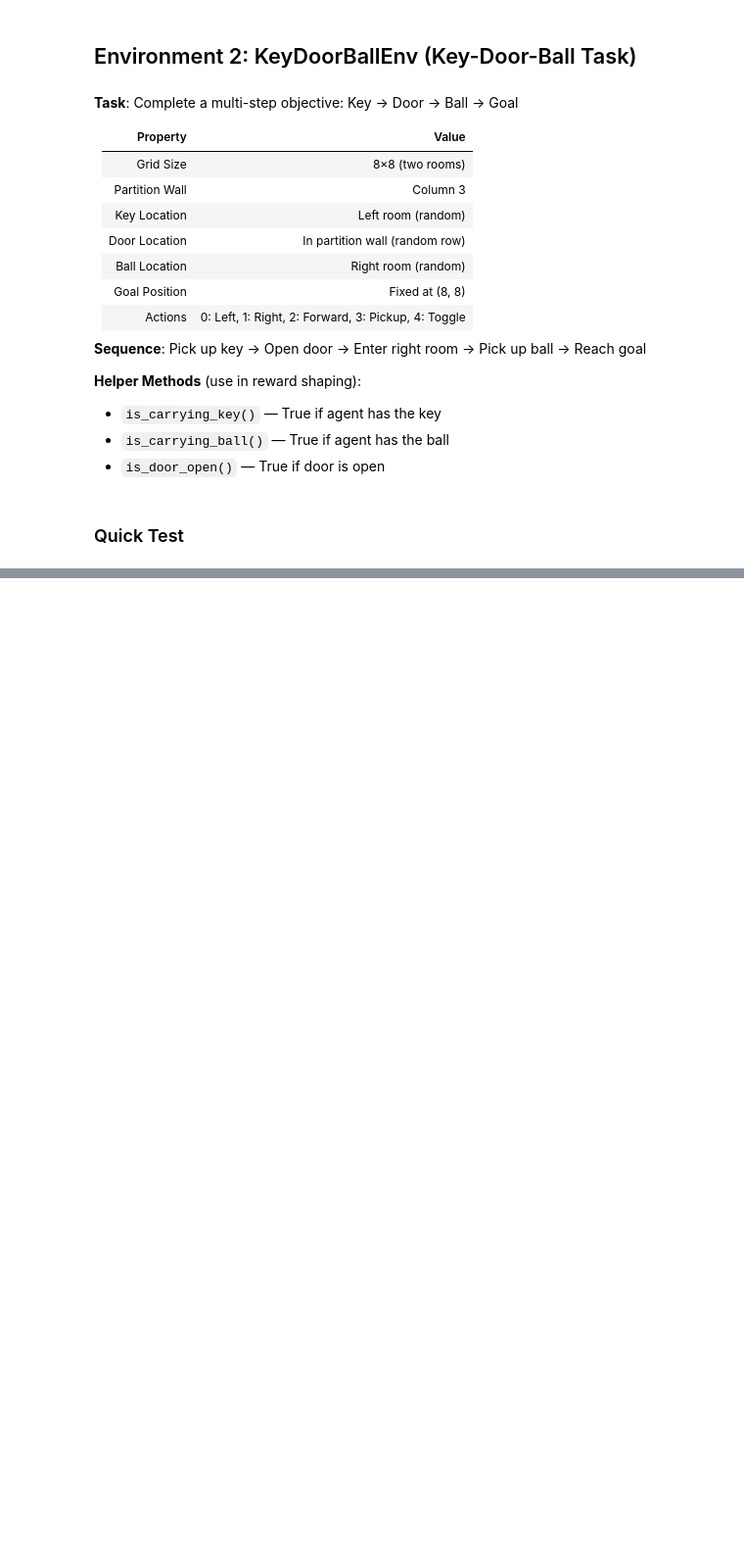
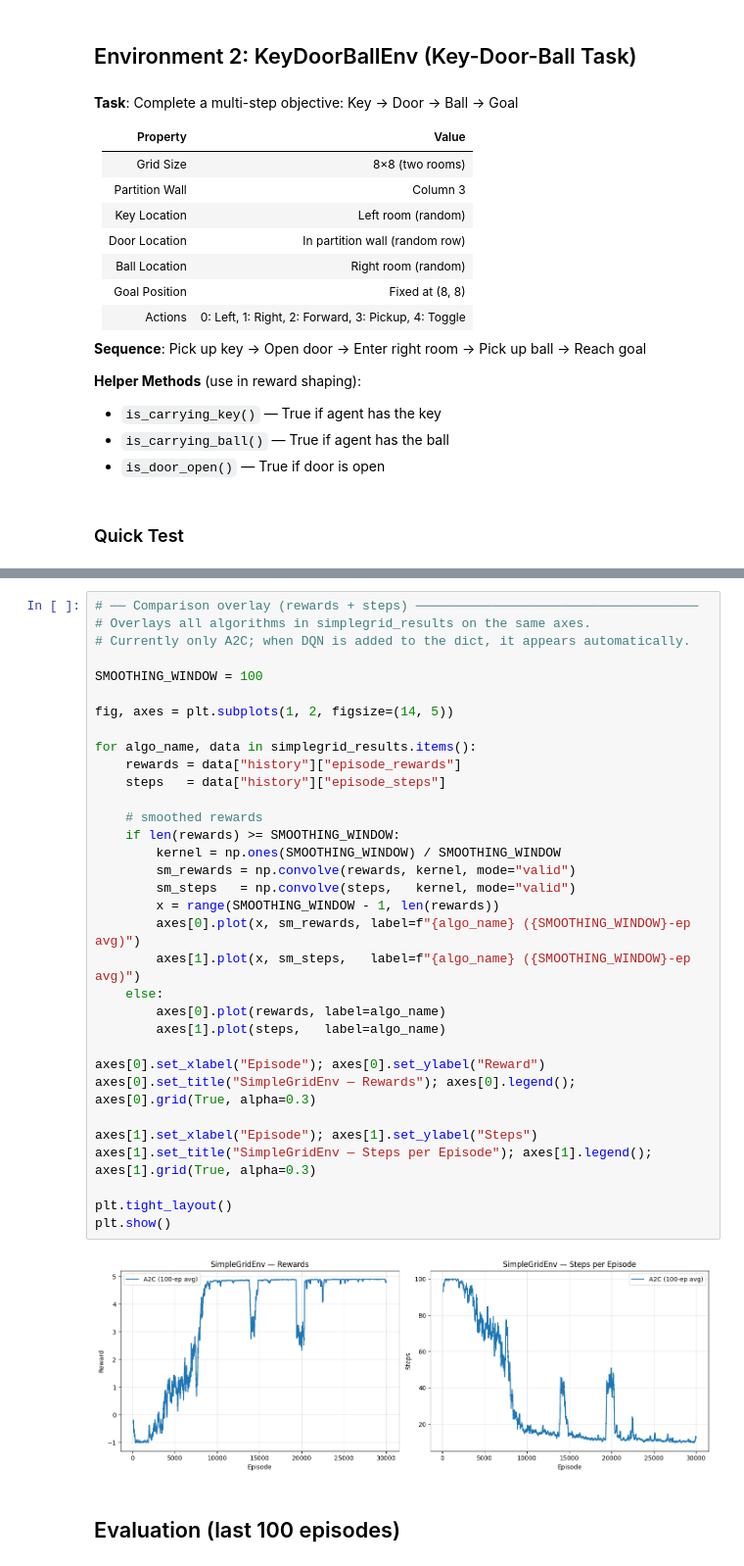
Before and after one commit to saraspagno/rl3, a Jupyter notebook: solution.ipynb, the cells around one changed output, grey strips where cells are left out. Shown at 98% size. Drawn from its saved outputs; the diff is of its cells as text; blank space fills up the shorter version.

```diff
--- a/solution.ipynb
+++ b/solution.ipynb
@@ -691,0 +1351,37 @@ Carrying ball:   False
+# %%
+# ── Comparison overlay (rewards + steps) ─────────────────────────────────────
+# Overlays all algorithms in simplegrid_results on the same axes.
+# Currently only A2C; when DQN is added to the dict, it appears automatically.
+
+SMOOTHING_WINDOW = 100
+
+fig, axes = plt.subplots(1, 2, figsize=(14, 5))
+
+for algo_name, data in simplegrid_results.items():
+    rewards = data["history"]["episode_rewards"]
+    steps   = data["history"]["episode_steps"]
+
+    # smoothed rewards
+    if len(rewards) >= SMOOTHING_WINDOW:
+        kernel = np.ones(SMOOTHING_WINDOW) / SMOOTHING_WINDOW
+        sm_rewards = np.convolve(rewards, kernel, mode="valid")
+        sm_steps   = np.convolve(steps,   kernel, mode="valid")
+        x = range(SMOOTHING_WINDOW - 1, len(rewards))
+        axes[0].plot(x, sm_rewards, label=f"{algo_name} ({SMOOTHING_WINDOW}-ep avg)")
+        axes[1].plot(x, sm_steps,   label=f"{algo_name} ({SMOOTHING_WINDOW}-ep avg)")
+    else:
+        axes[0].plot(rewards, label=algo_name)
+        axes[1].plot(steps,   label=algo_name)
+
+axes[0].set_xlabel("Episode"); axes[0].set_ylabel("Reward")
+axes[0].set_title("SimpleGridEnv — Rewards"); axes[0].legend(); axes[0].grid(True, alpha=0.3)
+
+axes[1].set_xlabel("Episode"); axes[1].set_ylabel("Steps")
+axes[1].set_title("SimpleGridEnv — Steps per Episode"); axes[1].legend(); axes[1].grid(True, alpha=0.3)
+
+plt.tight_layout()
+plt.show()
+# %% [output]
+[figure, added]
+# %% [markdown]
+## Evaluation (last 100 episodes)
```
Also changed, not shown: parts of 19 cells of this notebook, 1 other file.
